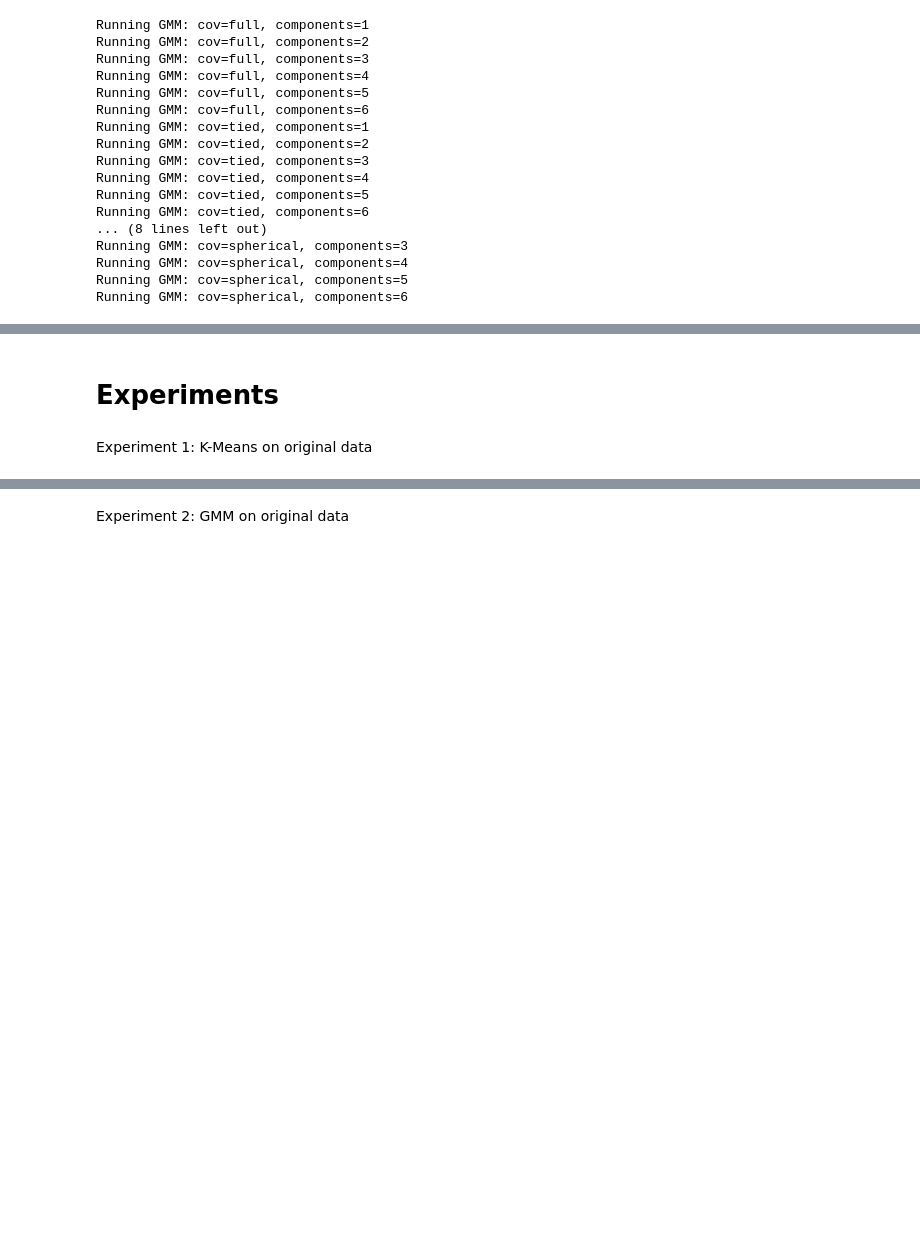
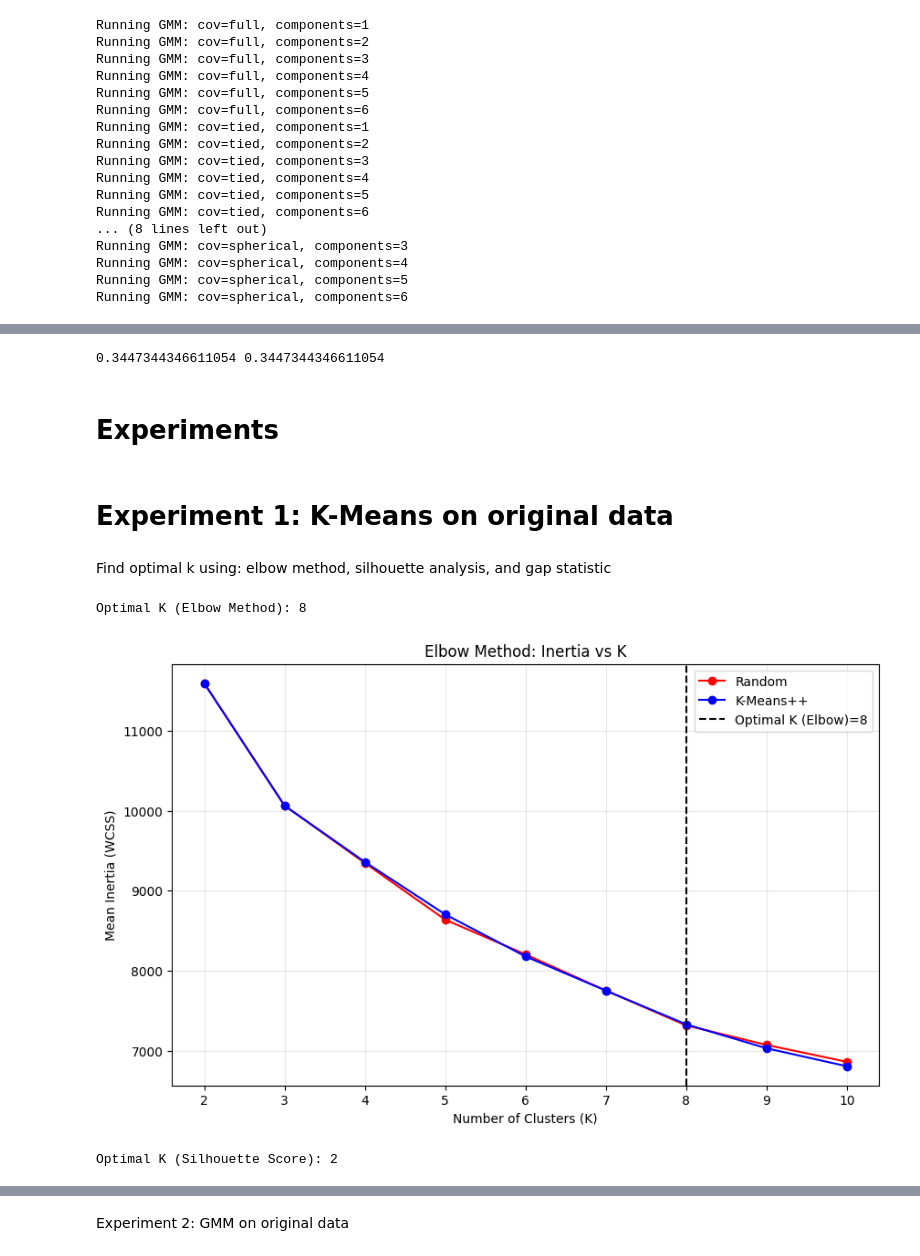
Before and after one commit to mirollawa2l/Unsupervised-Learning, a Jupyter notebook: Implementation.ipynb, the cells around one changed output, grey strips where cells are left out. Cells and saved outputs as stored; diff of their text form; code cells hidden in the pictures; blank space fills up the shorter version.

```diff
--- a/Implementation.ipynb
+++ b/Implementation.ipynb
@@ -1221,0 +856,12 @@ plt.show()
+# %%
+centroids_random = kMeans_init_centroids_random(X_scaled, 2)
+centroids_plus_plus=kMeans_init_centroids_plusplus(X_scaled, 2)
+centroids_random, idx, inertia_hist, n_iters = run_kMeans(X_scaled, centroids_random, max_iters=100, verbose=False)
+centroids_plus_plus, idx, inertia_hist, n_iters = run_kMeans(X_scaled, centroids_plus_plus, max_iters=100, verbose=False)
+
+print(
+    silhouette_score_scratch(X_scaled, idx),
+    silhouette_score(X_scaled, idx)
+)
+# %% [output]
+0.3447344346611054 0.3447344346611054
@@ -1222,4 +908,26 @@ plt.show()
 # %% [markdown]
 # Experiments
 # %% [markdown]
-Experiment 1: K-Means on original data
+# Experiment 1: K-Means on original data
+# %%
+k_vals = list(range(2, 11))   # K values to test
+n_runs = 10                   # runs per K
+max_iters = 100
+random_state = 42
+np.random.seed(random_state)
+
+# Store results
+inertia_means_random = []
+inertia_stds_random = []
+iters_means_random = []
+iters_stds_random = []
+silhouette_scores_random = []
+
+inertia_means_plusplus = []
+inertia_stds_plusplus = []
+iters_means_plusplus = []
+iters_stds_plusplus = []
+silhouette_scores_plusplus = []
+
+gap_values_random = []  # Gap statistic
+gap_values_plusplus = []  # Gap statistic
@@ -1225,0 +977,31 @@ Experiment 1: K-Means on original data
+# %% [markdown]
+Find optimal k using: elbow method, silhouette analysis, and gap statistic
+# %%
+
+# Elbow method (second derivative)
+inertia_arr = np.array(inertia_means_plusplus)
+second_derivative = np.diff(np.diff(inertia_arr))
+optimal_k_elbow = k_vals[np.argmin(second_derivative)+2]
+print(f"Optimal K (Elbow Method): {optimal_k_elbow}")
+# %% [output]
+Optimal K (Elbow Method): 8
+# %%
+# 1. Elbow Method
+plt.figure(figsize=(10,6))
+plt.plot(k_vals, inertia_means_random, 'ro-', label='Random')
+plt.plot(k_vals, inertia_means_plusplus, 'bo-', label='K-Means++')
+plt.axvline(optimal_k_elbow, color='k', linestyle='--', label=f'Optimal K (Elbow)={optimal_k_elbow}')
+plt.xlabel('Number of Clusters (K)')
+plt.ylabel('Mean Inertia (WCSS)')
+plt.title('Elbow Method: Inertia vs K')
+plt.legend()
+plt.grid(True, alpha=0.3)
+plt.show()
+# %% [output]
+[figure, added]
+# %%
+
+optimal_k_silhouette = k_vals[np.argmax(silhouette_scores_plusplus)]
+print(f"Optimal K (Silhouette Score): {optimal_k_silhouette}")
+# %% [output]
+Optimal K (Silhouette Score): 2
```
Also changed, not shown: parts of 71 cells of this notebook, 1 other file.
